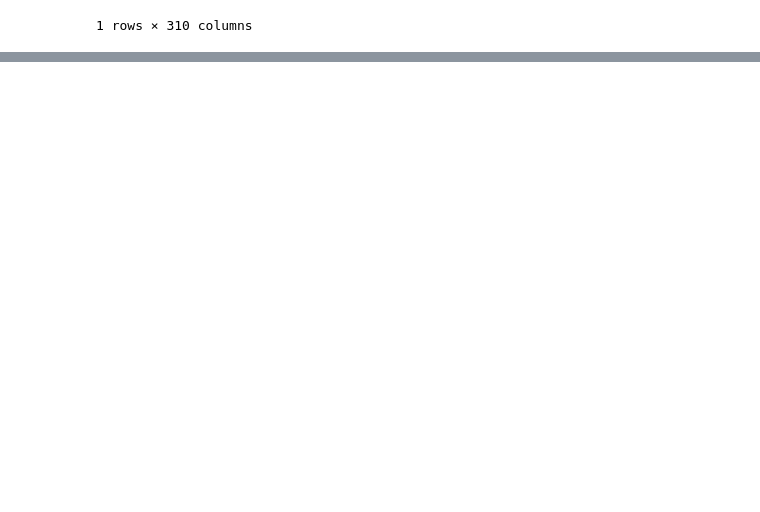
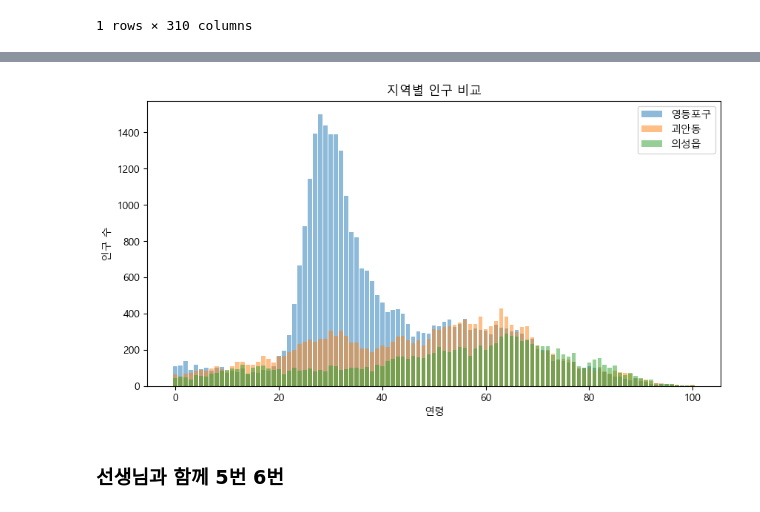
Before and after one commit to 2yuri89/workspace, a Jupyter notebook: pakage-for-ml/lab03.ipynb, the cells around one changed output, grey strips where cells are left out. Cells and saved outputs as stored; diff of their text form; code cells hidden in the pictures; blank space fills up the shorter version.

```diff
--- a/pakage-for-ml/lab03.ipynb
+++ b/pakage-for-ml/lab03.ipynb
@@ -123,0 +398,6 @@ population[population['2024년09월_계_총인구수'] == max_value ]
+# %%
+# 6. 현재 연구자 거주지 동의 연령별 인구를 그래프로 표시
+my_filter = df[df['행정구역'].str.contains('괴안동')] # 1471
+# my_filter
+my_filter = df.iloc[1471, 3:104]
+# my_filter
@@ -123,0 +406,23 @@ population[population['2024년09월_계_총인구수'] == max_value ]
+# %%
+plt.rcParams['font.family'] ='Malgun Gothic'
+plt.rcParams['axes.unicode_minus'] =False
+
+plt.figure(1, figsize=(5, 2))
+plt.bar(np.arange(city_filter.values.size), city_filter.values)
+plt.title("영등포구 인구")
+plt.xlabel("연령")
+plt.ylabel("인구 수")
+
+plt.figure(2, figsize=(5, 2))
+plt.bar(np.arange(rural_filter.values.size), rural_filter.values)
+plt.title("의성읍 인구")
+plt.xlabel("연령")
+plt.ylabel("인구 수")
+
+plt.figure(3, figsize=(5, 2))
+plt.bar(np.arange(my_filter.values.size), my_filter.values)
+plt.title("괴안동 인구")
+plt.xlabel("연령")
+plt.ylabel("인구 수")
+
+plt.show()
@@ -123,0 +433,17 @@ population[population['2024년09월_계_총인구수'] == max_value ]
+# %%
+plt.figure(figsize=(10, 5))
+plt.bar(np.arange(city_filter.values.size), city_filter.values, label = "영등포구", alpha = 0.5)
+plt.bar(np.arange(my_filter.values.size), my_filter.values, label = "괴안동", alpha = 0.5)
+plt.bar(np.arange(rural_filter.values.size), rural_filter.values, label = "의성읍", alpha = 0.5)
+
+plt.title("지역별 인구 비교")
+plt.xlabel("연령")
+plt.ylabel("인구 수")
+plt.legend()
+
+plt.show()
+# 3개 그리고 싶으면 선으로 그리거나 묶음 막대 그래프로 그리기
+# %% [output]
+[figure, added]
+# %% [markdown]
+### 선생님과 함께 5번 6번
```
Also changed, not shown: parts of 45 cells of this notebook, 9 other files.
